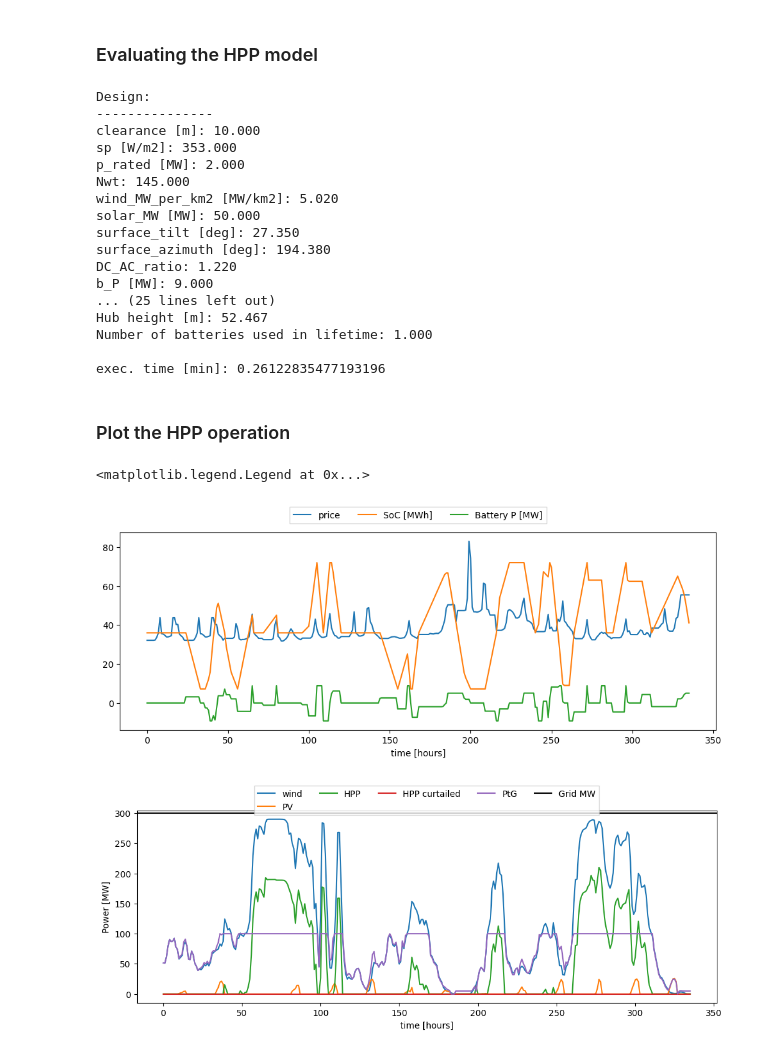
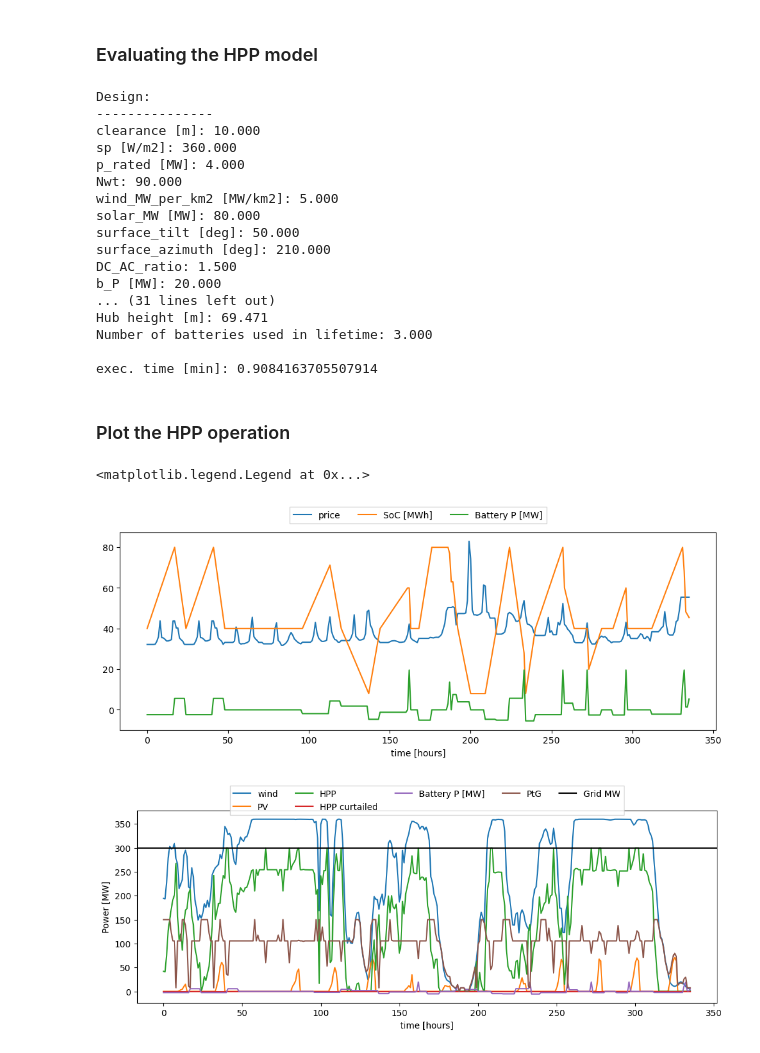
Before and after one commit to MartenDeVries96/hydesign, a Jupyter notebook: docs/notebooks/HPP_evaluation_P2X.ipynb, the cells around one changed output. Drawn from its saved outputs; the diff is of its cells as text; code cells hidden in the pictures.

```diff
--- a/docs/notebooks/HPP_evaluation_P2X.ipynb
+++ b/docs/notebooks/HPP_evaluation_P2X.ipynb
@@ -116 +118,7 @@ input_ts
 8784 rows × 10 columns
+# %%
+# Hydrogen demand data, when H2 offtake is infinite -> make H2_demand values very high (1e6) in H2_demand.csv file and penalty_H2 as '0' in hpp_pars.yml file
+H2_demand_fn = examples_filepath+ex_site['H2_demand_col'].values[0]
+
+H2_demand_ts = pd.read_csv(H2_demand_fn, index_col=0, parse_dates=True)
+H2_demand_ts
@@ -151,10 +174,11 @@ hpp = hpp_model_P2X(
         latitude,
         longitude,
         altitude,
-        num_batteries = 1,
+        num_batteries = 3,
         work_dir = './',
         sim_pars_fn = sim_pars_fn,
         input_ts_fn = input_ts_fn,
+        H2_demand_fn = H2_demand_fn,
 )
 # %% [output]
 longitude = 8.594398
@@ -167,21 +191,22 @@ altitude = 85.0
 start = time.time()
 
 clearance = 10
-sp = 353
-p_rated = 2
-Nwt = 145
-wind_MW_per_km2 = 5.02
-solar_MW = 50
-surface_tilt = 27.35
-surface_azimuth = 194.38
-DC_AC_ratio = 1.22
-b_P = 9
-b_E_h  = 8
-cost_of_batt_degr = 3.34
-ptg_MW = 100
+sp = 360
+p_rated = 4
+Nwt = 90
+wind_MW_per_km2 = 5
+solar_MW = 80
+surface_tilt = 50
+surface_azimuth = 210
+DC_AC_ratio = 1.5
+b_P = 20
+b_E_h  = 4
+cost_of_batt_degr = 10
+ptg_MW = 150
+HSS_kg = 3000
 
 x = [clearance, sp, p_rated, Nwt, wind_MW_per_km2, solar_MW, \
-surface_tilt, surface_azimuth, DC_AC_ratio, b_P, b_E_h , cost_of_batt_degr, ptg_MW]
+surface_tilt, surface_azimuth, DC_AC_ratio, b_P, b_E_h , cost_of_batt_degr, ptg_MW, HSS_kg]
 
 outs = hpp.evaluate(*x)
 
@@ -193,20 +218,20 @@ print(f'exec. time [min]:', (end - start)/60 )
 Design:
 ---------------
 clearance [m]: 10.000
-sp [W/m2]: 353.000
-p_rated [MW]: 2.000
-Nwt: 145.000
-wind_MW_per_km2 [MW/km2]: 5.020
-solar_MW [MW]: 50.000
-surface_tilt [deg]: 27.350
-surface_azimuth [deg]: 194.380
-DC_AC_ratio: 1.220
-b_P [MW]: 9.000
-... (25 lines left out)
-Hub height [m]: 52.467
-Number of batteries used in lifetime: 1.000
+sp [W/m2]: 360.000
+p_rated [MW]: 4.000
+Nwt: 90.000
+wind_MW_per_km2 [MW/km2]: 5.000
+solar_MW [MW]: 80.000
+surface_tilt [deg]: 50.000
+surface_azimuth [deg]: 210.000
+DC_AC_ratio: 1.500
+b_P [MW]: 20.000
+... (31 lines left out)
+Hub height [m]: 69.471
+Number of batteries used in lifetime: 3.000
 
-exec. time [min]: 0.26122835477193196
+exec. time [min]: 0.9084163705507914
 # %% [markdown]
 ##
 ### Plot the HPP operation
@@ -217,32 +242,33 @@ price_t = hpp.prob.get_val('ems_P2X.price_t')
 
 wind_t = hpp.prob.get_val('ems_P2X.wind_t')
 solar_t = hpp.prob.get_val('ems_P2X.solar_t')
 hpp_t = hpp.prob.get_val('ems_P2X.hpp_t')
 hpp_curt_t = hpp.prob.get_val('ems_P2X.hpp_curt_t')
 P_ptg_t = hpp.prob.get_val('ems_P2X.P_ptg_t')
 grid_MW = hpp.prob.get_val('ems_P2X.G_MW')
 
 n_days_plot = 14
 plt.figure(figsize=[12,4])
 plt.plot(price_t[:24*n_days_plot], label='price')
 plt.plot(b_E_SOC_t[:24*n_days_plot], label='SoC [MWh]')
 plt.plot(b_t[:24*n_days_plot], label='Battery P [MW]')
 plt.xlabel('time [hours]')
 plt.legend(loc='upper center', bbox_to_anchor=(0.5, 1.15),
            ncol=3, fancybox=0, shadow=0)
 
 plt.figure(figsize=[12,4])
 plt.plot(wind_t[:24*n_days_plot], label='wind')
 plt.plot(solar_t[:24*n_days_plot], label='PV')
 plt.plot(hpp_t[:24*n_days_plot], label='HPP')
 plt.plot(hpp_curt_t[:24*n_days_plot], label='HPP curtailed')
+plt.plot(b_t[:24*n_days_plot], label='Battery P [MW]')
 plt.plot(P_ptg_t[:24*n_days_plot], label='PtG')
 plt.axhline(grid_MW, label='Grid MW', color='k')
 plt.xlabel('time [hours]')
 plt.ylabel('Power [MW]')
 plt.legend(loc='upper center', bbox_to_anchor=(0.5, 1.15),
            ncol=5, fancybox=0, shadow=0)
 # %% [output]
 <matplotlib.legend.Legend at 0x...>
-[figure, old version]
+[figure, new version]
-[figure, old version]
+[figure, new version]
```
Also changed, not shown: parts of 7 cells of this notebook, 20 other files.
